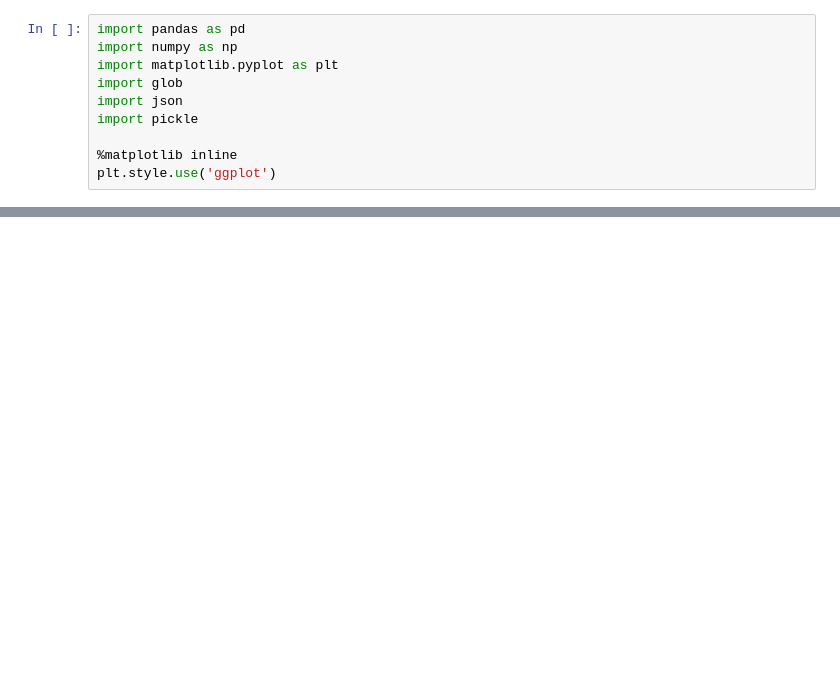
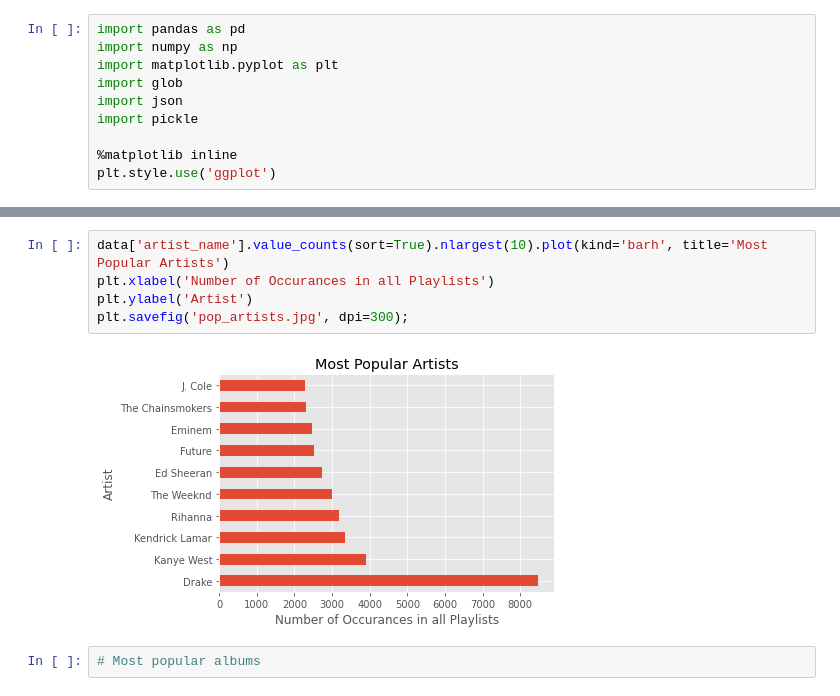
Before and after one commit to allisonjaye/playlist_continuation, a Jupyter notebook: notebooks/eda.ipynb, the cells around one changed output, grey strips where cells are left out. Cells and saved outputs as stored; diff of their text form; blank space fills up the shorter version.

```diff
--- a/notebooks/eda.ipynb
+++ b/notebooks/eda.ipynb
@@ -36,0 +70,9 @@ df['album_id'] = df['album_id'].str.replace('spotify:album:', '')
+# %%
+data['artist_name'].value_counts(sort=True).nlargest(10).plot(kind='barh', title='Most Popular Artists')
+plt.xlabel('Number of Occurances in all Playlists')
+plt.ylabel('Artist')
+plt.savefig('pop_artists.jpg', dpi=300);
+# %% [output]
+[figure, added]
+# %%
+# Most popular albums
```
Also changed, not shown: parts of 18 cells of this notebook, 13 other files.
